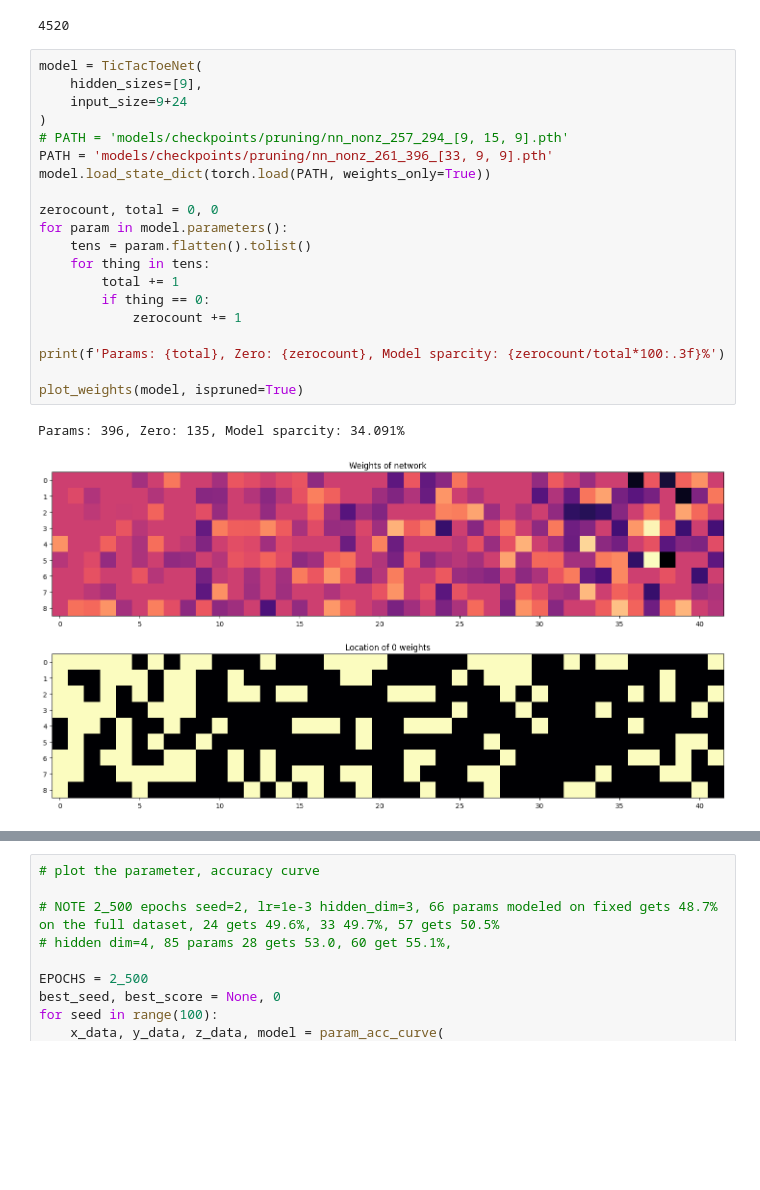
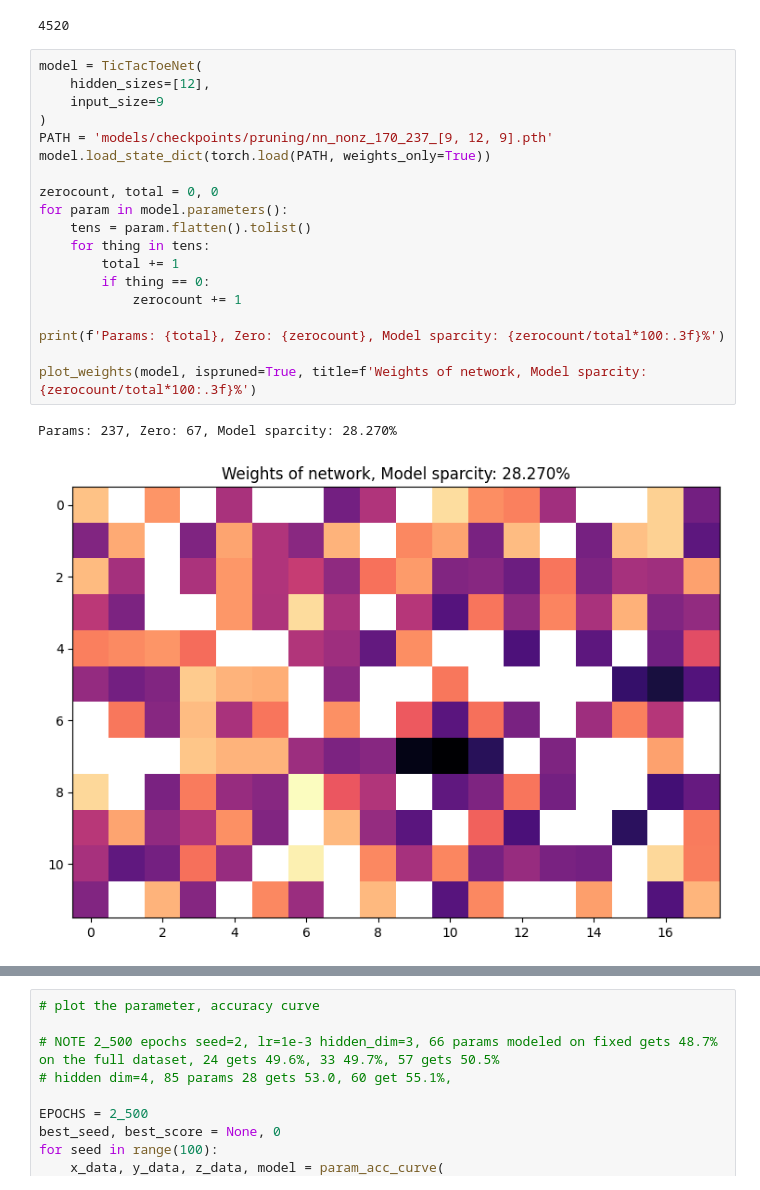
Before and after one commit to JackHanke/smalltictactoe, a Jupyter notebook: workspace.ipynb, the cells around one changed output, grey strips where cells are left out. Saved outputs shown, nothing was run; the diff lists cells and outputs as text; blank space fills up the shorter version.

Commit message:
new record, 170 non zero, 237 total 9,12,9

```diff
--- a/workspace.ipynb
+++ b/workspace.ipynb
@@ -152,27 +152,26 @@ len(states_dict)
 4520
 # %%
 model = TicTacToeNet(
-    hidden_sizes=[9],
-    input_size=9+24
+    hidden_sizes=[12],
+    input_size=9
 )
-# PATH = 'models/checkpoints/pruning/nn_nonz_257_294_[9, 15, 9].pth'
-PATH = 'models/checkpoints/pruning/nn_nonz_261_396_[33, 9, 9].pth'
+PATH = 'models/checkpoints/pruning/nn_nonz_170_237_[9, 12, 9].pth'
 model.load_state_dict(torch.load(PATH, weights_only=True))
 
 zerocount, total = 0, 0
 for param in model.parameters():
     tens = param.flatten().tolist()
     for thing in tens:
         total += 1
         if thing == 0:
             zerocount += 1
 
 print(f'Params: {total}, Zero: {zerocount}, Model sparcity: {zerocount/total*100:.3f}%')
 
-plot_weights(model, ispruned=True)
+plot_weights(model, ispruned=True, title=f'Weights of network, Model sparcity: {zerocount/total*100:.3f}%')
 # %% [output]
-Params: 396, Zero: 135, Model sparcity: 34.091%
+Params: 237, Zero: 67, Model sparcity: 28.270%
-[figure, old version]
+[figure, new version]
 # %%
 params = []
 for param in model.parameters(): params.extend(param.flatten().tolist())
```
Also changed, not shown: parts of 1 cell of this notebook, 8 other files.
